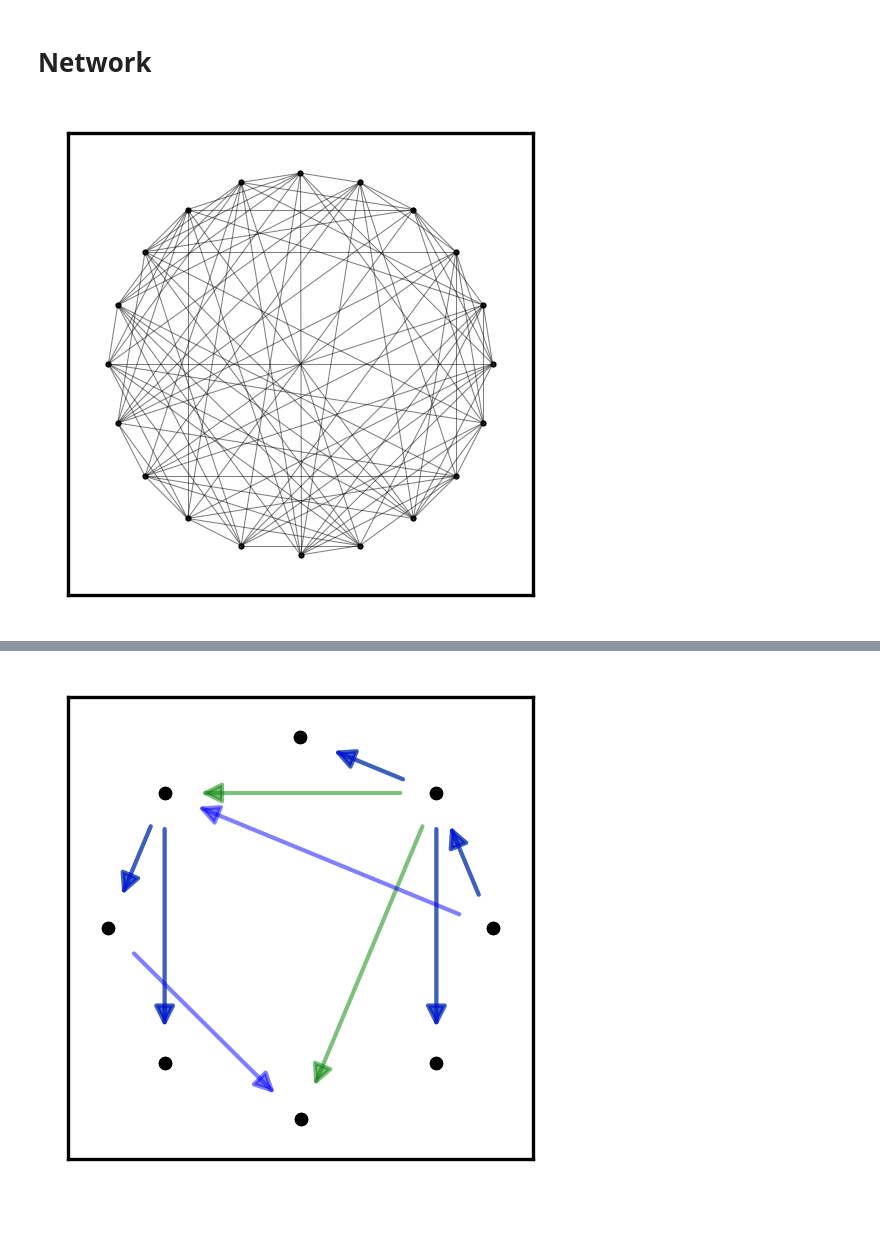
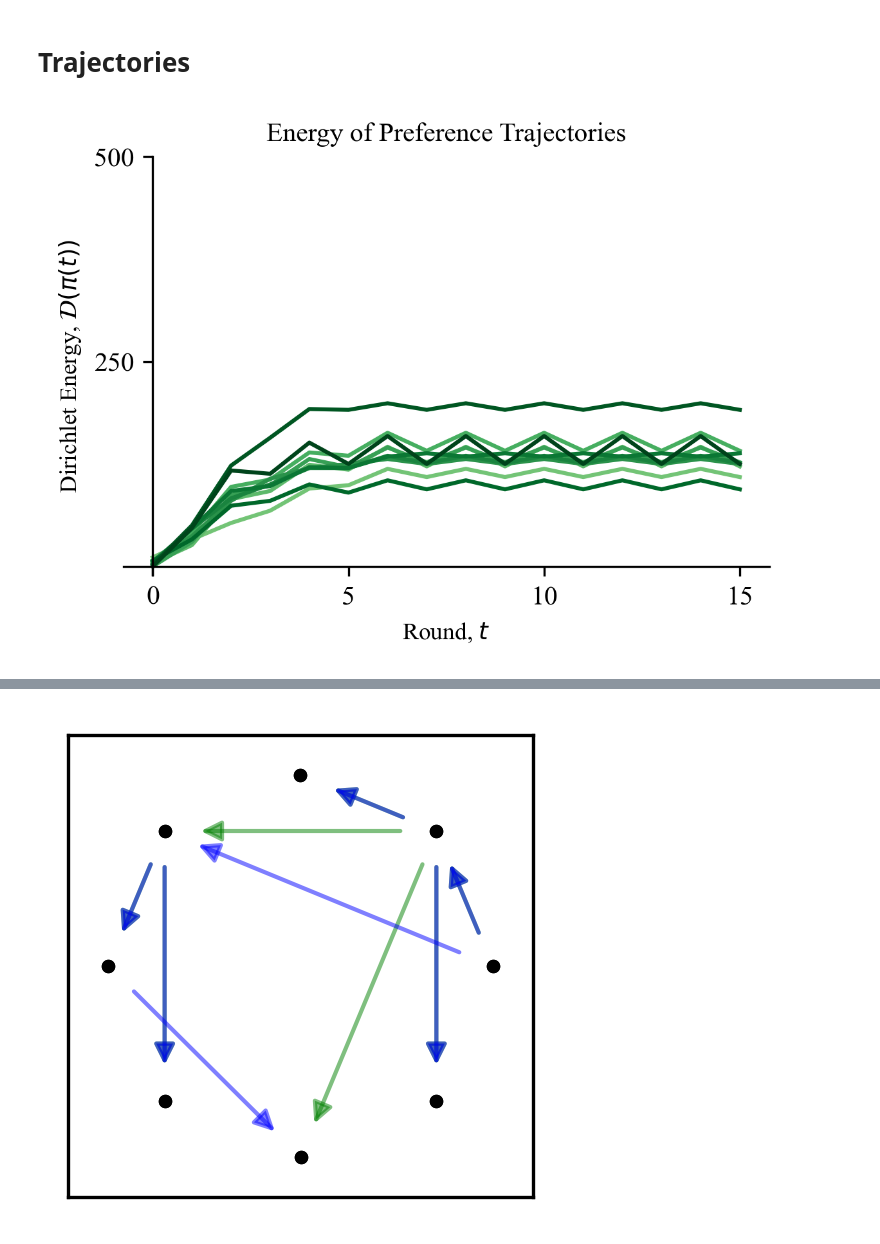
Before and after one commit to hans-riess/prefdynamo, a Jupyter notebook: code/notebook.ipynb, the cells around one changed output, grey strips where cells are left out. Drawn from its saved outputs; the diff is of its cells as text; code cells hidden in the pictures; blank space fills up the shorter version.

```diff
--- a/code/notebook.ipynb
+++ b/code/notebook.ipynb
@@ -78,2 +0,0 @@ loss = 295.0
-# %% [markdown]
-# Network
@@ -83,8 +1,68 @@ from networkx import draw_networkx_nodes,draw_networkx_edges,draw_networkx_label
-# %%
-plt.figure(figsize=[2,2],dpi=300)
-pos = circular_layout(graph)
-draw_networkx_nodes(graph,pos,node_color='black',node_size=0.25)
-draw_networkx_edges(graph,pos,width=0.25,alpha=0.5)
-plt.show()
-# %% [output]
-[figure, removed]
+# %% [markdown]
+# Trajectories
+# %%
+import pandas as pd
+import matplotlib.pyplot as plt
+import numpy as np
+
+# File path for experiment
+experiment_number = 6 #change this to create each plot!!!
+file_path_exp = 'experiments/experiment_' + str(experiment_number) + '.csv'
+
+# Load the data for experiment
+data_exp = pd.read_csv(file_path_exp)
+
+# Load the metadata
+file_path_metadata = 'experiments/experiment_' + str(experiment_number) + '_metadata.csv'
+metadata = pd.read_csv(file_path_metadata, index_col=0)
+# Extract the values for n_agents and n_neighbors
+n_agents = metadata.loc['n_agents', 'variable'] if 'n_agents' in metadata.index else None
+n_neighbors = metadata.loc['n_neighbors', 'variable'] if 'n_neighbors' in metadata.index else None
+
+# Find the minimum and maximum loss value for experiment 2 for shifting and labeling
+min_loss_exp = data_exp.min().min()
+max_loss_exp = data_exp.max().max()
+
+# Plot the data for experiment
+plt.figure(figsize=(4, 3), dpi=300)
+colors = plt.cm.Greens(np.linspace(0.5, 1, len(data_exp)))  # Create different shades of green
+
+for index, (row, color) in enumerate(zip(data_exp.iterrows(), colors)):
+    plt.plot(row[1] - min_loss_exp, color=color)  # Set the line color to different shades of green
+
+# Adding title and labels, and using LaTeX for 'k'
+# plt.title(r'Energy of trajectories: $N=' +str(n_agents)+ '$, $k=' + str(n_neighbors) + '$', fontsize=10)
+plt.title(r'Energy of Preference Trajectories', fontsize=10)
+plt.xlabel(r'Round, $t$', fontsize=9)
+plt.ylabel(r'Dirichlet Energy, $\mathcal{D}(\pi(t))$', fontsize=9)
+
+# Label every 5 rounds on the x-axis and include x-axis ticks
+plt.xticks(range(0, data_exp.shape[1], 5), labels=[str(i) for i in range(0, data_exp.shape[1], 5)], size='small', rotation=0)
+
+#Label some y-axis values and y-axis ticks
+y_ticks = [250,500]
+plt.yticks(y_ticks, [str(y) for y in y_ticks])
+
+
+# Ensure y-axis is visible and align it with x=0
+plt.gca().spines['left'].set_visible(True)  # Make the y-axis visible
+plt.gca().spines['left'].set_position(('data', 0))  # Align y-axis with x=0
+
+# Remove the legend, grid, and other borders
+plt.legend([], [], frameon=False)
+plt.grid(False)
+plt.gca().spines['top'].set_visible(False)
+plt.gca().spines['right'].set_visible(False)
+plt.gca().spines['bottom'].set_position(('data', 0))
+
+# Adjust the layout for the plot
+plt.tight_layout()
+
+# Savefig
+filename = 'plots/experiment_'+str(experiment_number)+'_plot.png'
+plt.savefig(filename)
+
+# Display the plot for experiment
+plt.show()
+# %% [output]
+[figure, added]
```
Also changed, not shown: parts of 12 cells of this notebook, 17 other files.
